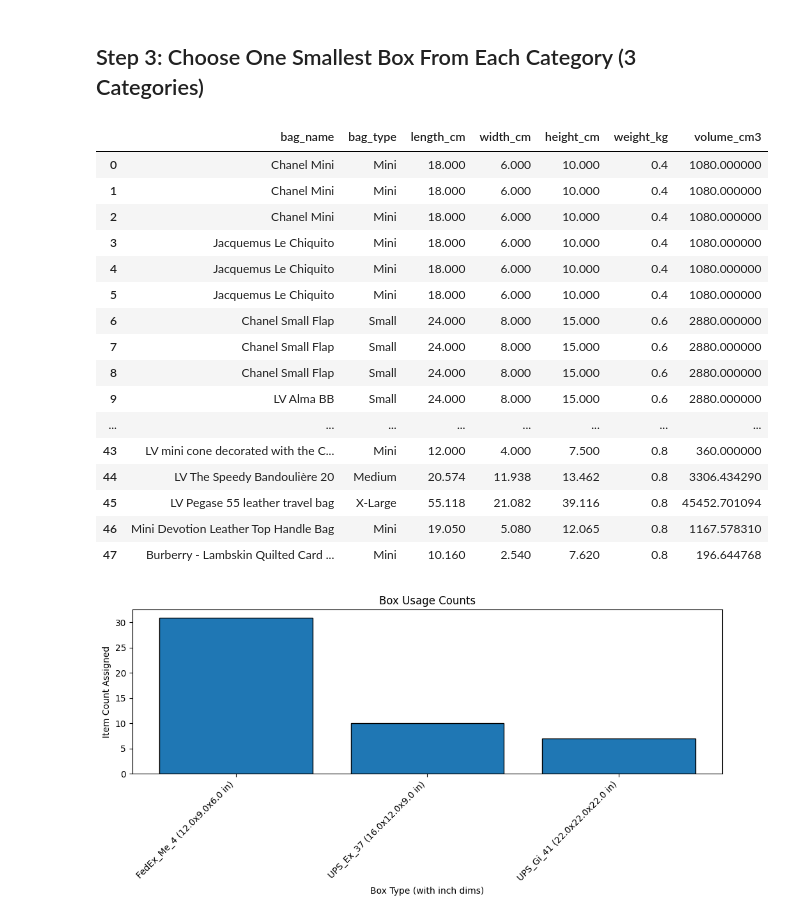
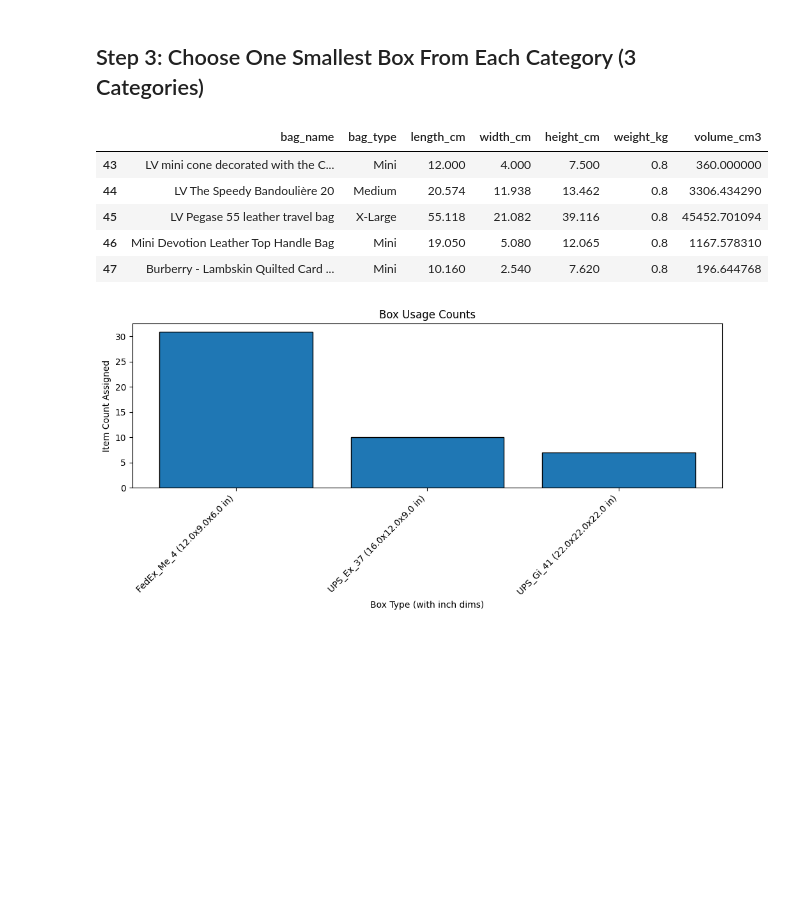
Before and after one commit to sinahyousefi/box_assigner, a Jupyter notebook: main.ipynb, the cells around one changed output. Saved outputs shown, nothing was run; the diff lists cells and outputs as text; code cells hidden in the pictures; blank space fills up the shorter version.

```diff
--- a/main.ipynb
+++ b/main.ipynb
@@ -251,45 +251,34 @@ class Bag:
                 "height_cm": self.height_cm,
                 "weight_kg": self.weight_kg,
                 "volume_cm3": self.length_cm * self.width_cm * self.height_cm
         }
 
 class classifier:
     def __init__(self,csv_path):
         self.csv_path = csv_path
     def classify_bag(self):
         bag_df = pd.read_csv(self.csv_path)
         bag_list = []
 
         for i in range(len(bag_df)):
             bag = Bag(
                 name = bag_df.loc[i, 'bag_name'],
                 length = bag_df.loc[i, 'length_cm'],
                 height = bag_df.loc[i, 'height_cm'],
                 width = bag_df.loc[i, 'width_cm'],
                 weight_kg = bag_df.loc[i, 'weight_kg']
             )
             bag_list.append(bag.to_dict())
 
         return pd.DataFrame(bag_list)
 
 
 bagclassifier = classifier('bags.csv')
 classified_bags = bagclassifier.classify_bag()
 
-classified_bags
+classified_bags.tail()
 # %% [output]
 |  | bag_name | bag_type | length_cm | width_cm | height_cm | weight_kg | volume_cm3 |
-| 0 | Chanel Mini | Mini | 18.000 | 6.000 | 10.000 | 0.4 | 1080.000000 |
-| 1 | Chanel Mini | Mini | 18.000 | 6.000 | 10.000 | 0.4 | 1080.000000 |
-| 2 | Chanel Mini | Mini | 18.000 | 6.000 | 10.000 | 0.4 | 1080.000000 |
-| 3 | Jacquemus Le Chiquito | Mini | 18.000 | 6.000 | 10.000 | 0.4 | 1080.000000 |
-| 4 | Jacquemus Le Chiquito | Mini | 18.000 | 6.000 | 10.000 | 0.4 | 1080.000000 |
-| 5 | Jacquemus Le Chiquito | Mini | 18.000 | 6.000 | 10.000 | 0.4 | 1080.000000 |
-| 6 | Chanel Small Flap | Small | 24.000 | 8.000 | 15.000 | 0.6 | 2880.000000 |
-| 7 | Chanel Small Flap | Small | 24.000 | 8.000 | 15.000 | 0.6 | 2880.000000 |
-| 8 | Chanel Small Flap | Small | 24.000 | 8.000 | 15.000 | 0.6 | 2880.000000 |
-| 9 | LV Alma BB | Small | 24.000 | 8.000 | 15.000 | 0.6 | 2880.000000 |
-| ... | ... | ... | ... | ... | ... | ... | ... |
 | 43 | LV mini cone decorated with the C... | Mini | 12.000 | 4.000 | 7.500 | 0.8 | 360.000000 |
 | 44 | LV The Speedy Bandoulière 20 | Medium | 20.574 | 11.938 | 13.462 | 0.8 | 3306.434290 |
 | 45 | LV Pegase 55 leather travel bag | X-Large | 55.118 | 21.082 | 39.116 | 0.8 | 45452.701094 |
```
Also changed, not shown: parts of 2 cells of this notebook, 2 other files.
